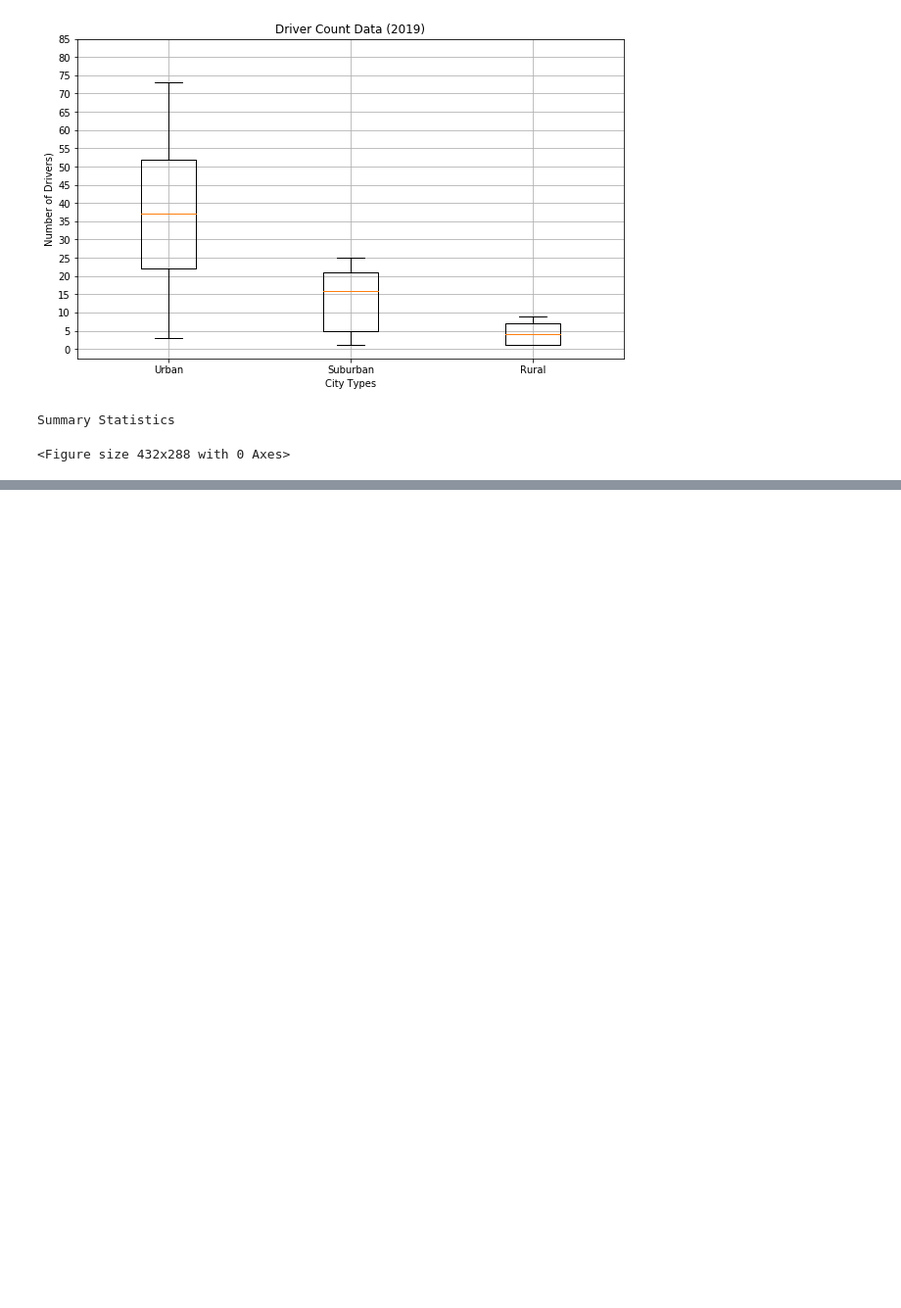
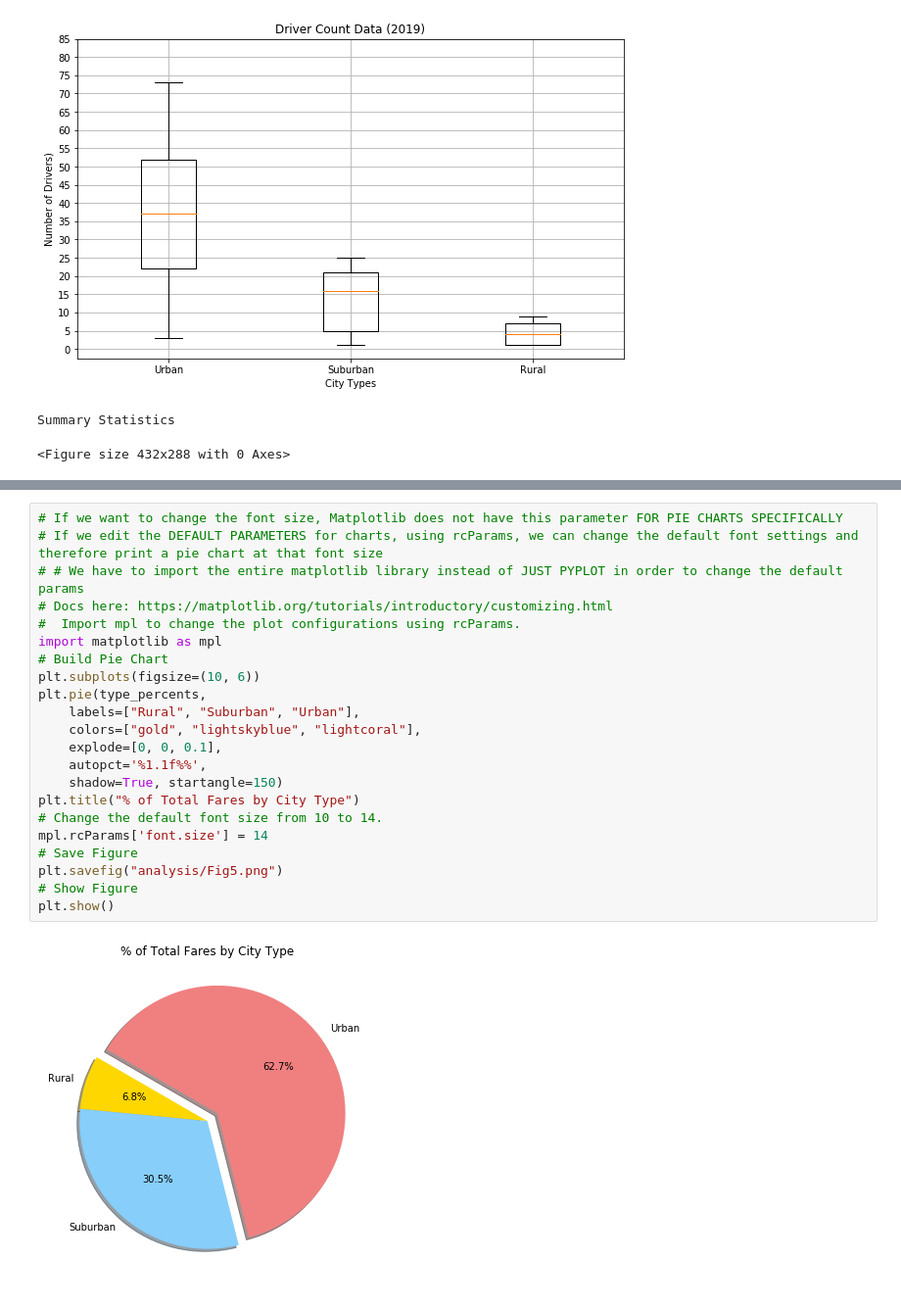
Before and after one commit to svmanohar/PyBer_Analysis, a Jupyter notebook: PyBer.ipynb, the cells around one changed output, grey strips where cells are left out. Shown at 98% size. Cells and saved outputs as stored; diff of their text form; blank space fills up the shorter version.

```diff
--- a/PyBer.ipynb
+++ b/PyBer.ipynb
@@ -697,0 +755,24 @@ Summary Statistics
+# %%
+# If we want to change the font size, Matplotlib does not have this parameter FOR PIE CHARTS SPECIFICALLY
+# If we edit the DEFAULT PARAMETERS for charts, using rcParams, we can change the default font settings and therefore print a pie chart at that font size
+# # We have to import the entire matplotlib library instead of JUST PYPLOT in order to change the default params
+# Docs here: https://matplotlib.org/tutorials/introductory/customizing.html
+#  Import mpl to change the plot configurations using rcParams.
+import matplotlib as mpl
+# Build Pie Chart
+plt.subplots(figsize=(10, 6))
+plt.pie(type_percents,
+    labels=["Rural", "Suburban", "Urban"],
+    colors=["gold", "lightskyblue", "lightcoral"],
+    explode=[0, 0, 0.1],
+    autopct='%1.1f%%',
+    shadow=True, startangle=150)
+plt.title("% of Total Fares by City Type")
+# Change the default font size from 10 to 14.
+mpl.rcParams['font.size'] = 14
+# Save Figure
+plt.savefig("analysis/Fig5.png")
+# Show Figure
+plt.show()
+# %% [output]
+[figure, added]
```
Also changed, not shown: parts of 5 cells of this notebook, 1 other file.
